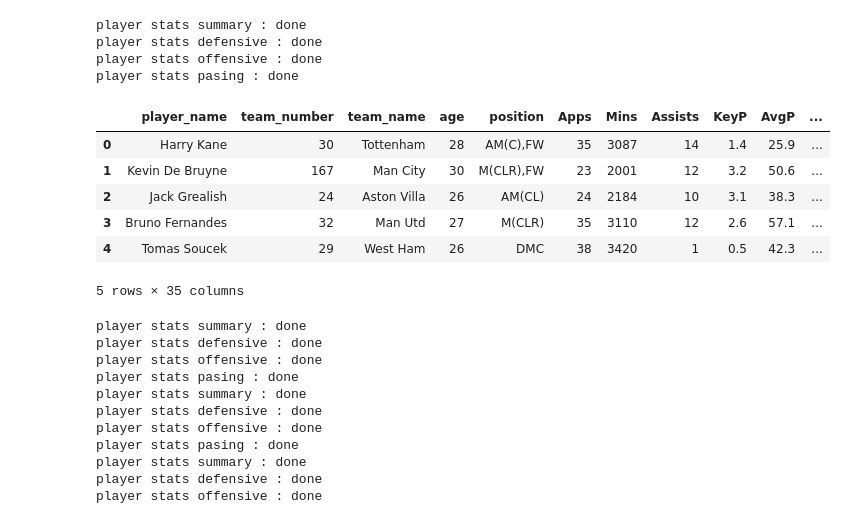
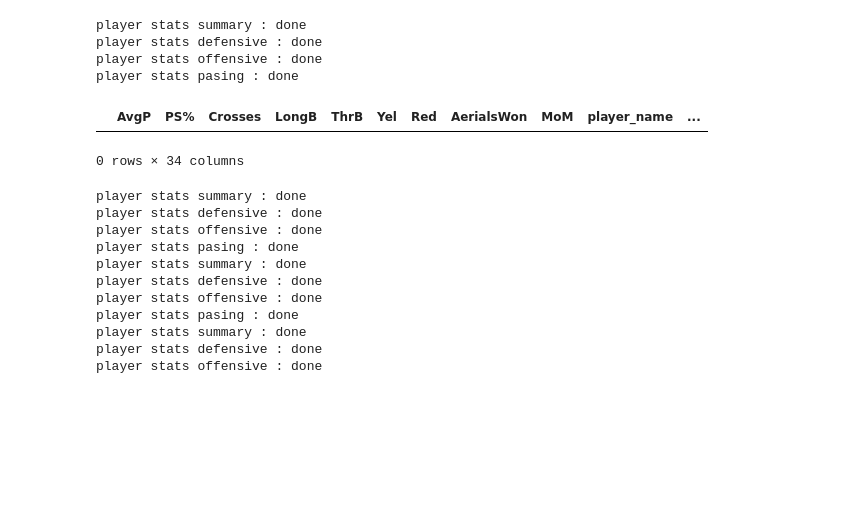
Before and after one commit to jmlee8939/whoscored_crawling, a Jupyter notebook: seasonal player data.ipynb, the cells around one changed output. Cells and saved outputs as stored; diff of their text form; code cells hidden in the pictures; blank space fills up the shorter version.

```diff
--- a/seasonal player data.ipynb
+++ b/seasonal player data.ipynb
@@ -583,0 +161,3 @@ PL_player_1920.head()
+# %%
+# Premier league 1920 plyaer stat table(URL)
+URL = 'https://1xbet.whoscored.com/Regions/252/Tournaments/2/Seasons/9075/Stages/20934/PlayerStatistics/England-Premier-League-2022-2023'
@@ -585,37 +526,30 @@ PL_player_1920.head()
 # crwaling player stats at once
 # %%
 def crwaling_player_stats_at_once(URL):
-    stats_summary = replace_pd(replace_Apps(crawling_player_statistics(URL)))
+    stats_summary = crawling_player_statistics(URL)
     print('player stats summary : done')
-    stats_defensive = replace_pd(replace_Apps(crawling_player_statistics_defensive(URL)))
+    stats_defensive = crawling_player_statistics_defensive(URL)
     print('player stats defensive : done')
-    stats_offensive = replace_pd(replace_Apps(crawling_player_statistics_offensive(URL)))
+    stats_offensive = crawling_player_statistics_offensive(URL)
     print('player stats offensive : done')
-    stats_passing = replace_pd(replace_Apps(crawling_player_statistics_passing(URL)))
+    stats_passing = crawling_player_statistics_passing(URL)
     print('player stats pasing : done')
     player_stats = pd.merge(pd.merge(stats_passing, stats_summary),
                             pd.merge(stats_offensive, stats_defensive))
-    player_stats['position'] = list(map(lambda x: x.split(' ')[1],
-                                        list(player_stats['position'])))
     return(player_stats)
 # %%
-# PL2021
-URL = 'https://1xbet.whoscored.com/Regions/252/Tournaments/2/Seasons/8228/Stages/18685/PlayerStatistics/England-Premier-League-2020-2021'
+# PL2022-23
+URL = 'https://1xbet.whoscored.com/Regions/252/Tournaments/2/Seasons/9075/Stages/20934/PlayerStatistics/England-Premier-League-2022-2023'
 # %%
-PL_2021 = crwaling_player_stats_at_once(URL)
+PL_2223 = crwaling_player_stats_at_once(URL)
 # %% [output]
 player stats summary : done
 player stats defensive : done
 player stats offensive : done
 player stats pasing : done
 # %%
-PL_2021.head()
+PL_2223.head()
 # %% [output]
-|  | player_name | team_number | team_name | age | position | Apps | Mins | Assists | KeyP | AvgP | ... |
-| 0 | Harry Kane | 30 | Tottenham | 28 | AM(C),FW | 35 | 3087 | 14 | 1.4 | 25.9 | ... |
-| 1 | Kevin De Bruyne | 167 | Man City | 30 | M(CLR),FW | 23 | 2001 | 12 | 3.2 | 50.6 | ... |
-| 2 | Jack Grealish | 24 | Aston Villa | 26 | AM(CL) | 24 | 2184 | 10 | 3.1 | 38.3 | ... |
-| 3 | Bruno Fernandes | 32 | Man Utd | 27 | M(CLR) | 35 | 3110 | 12 | 2.6 | 57.1 | ... |
-| 4 | Tomas Soucek | 29 | West Ham | 26 | DMC | 38 | 3420 | 1 | 0.5 | 42.3 | ... |
+|  | AvgP | PS% | Crosses | LongB | ThrB | Yel | Red | AerialsWon | MoM | player_name | ... |
-5 rows × 35 columns
+0 rows × 34 columns
 # %%
```
Also changed, not shown: parts of 59 cells of this notebook, 4 other files.
